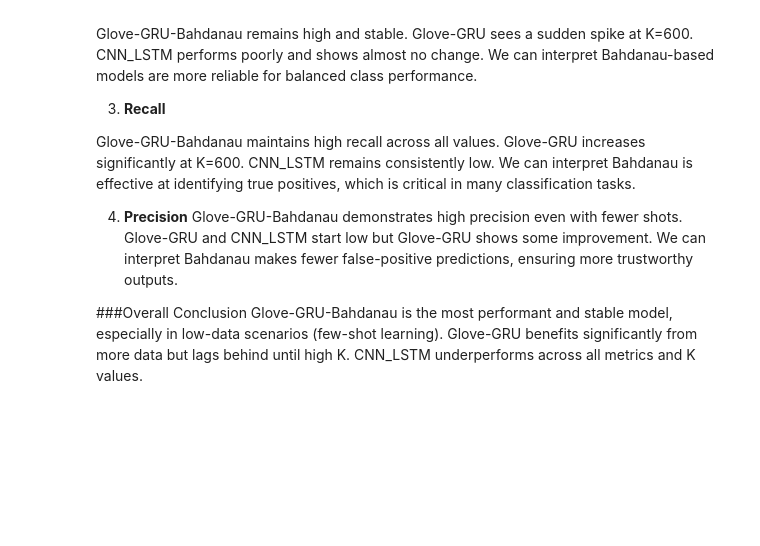
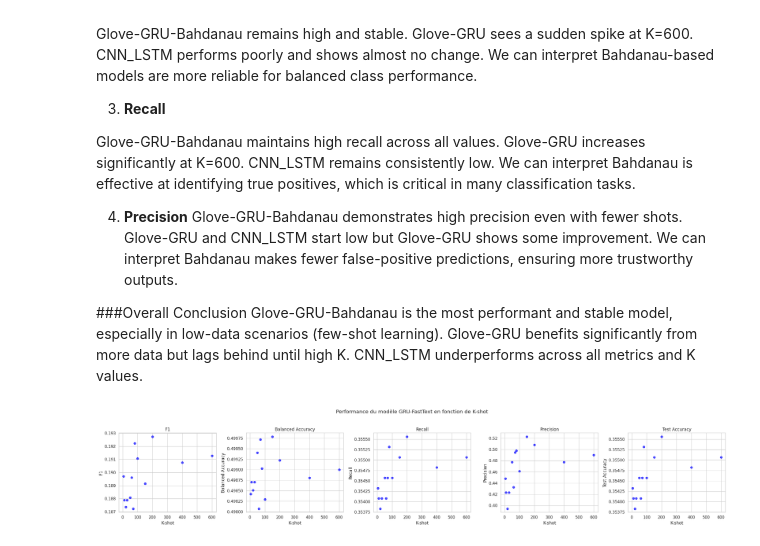
Before and after one commit to etoMvom/masterThesis, a Jupyter notebook: code/binary-class/notebooks/Binary_Class_Few_Shot_Training.ipynb, the cells around one changed output. Saved outputs shown, nothing was run; the diff lists cells and outputs as text; code cells hidden in the pictures; blank space fills up the shorter version.

```diff
--- a/code/binary-class/notebooks/Binary_Class_Few_Shot_Training.ipynb
+++ b/code/binary-class/notebooks/Binary_Class_Few_Shot_Training.ipynb
@@ -847,3 +848,48 @@ We can interpret Bahdanau makes fewer false-positive predictions, ensuring more
 Glove-GRU-Bahdanau is the most performant and stable model, especially in low-data scenarios (few-shot learning).
 Glove-GRU benefits significantly from more data but lags behind until high K.
 CNN_LSTM underperforms across all metrics and K values.
+# %%
+json_ready = {
+    model_name: {k: [float(v[-1]) if isinstance(v, list) else float(v) for v in metric_list]
+                 for k, metric_list in metrics.items()}
+    for model_name, metrics in model_metrics.items()
+}
+
+with open("model_metrics_fewshot.json", "w") as f:
+    json.dump(json_ready, f, indent=4)
+# %%
+summary_data = []
+
+for model_name, metrics in model_metrics.items():
+    for idx, k in enumerate(k_values):
+        summary_data.append({
+            "Model": model_name,
+            "K-shot": k,
+            "F1": metrics["test_f1s"][idx][-1],
+            "Balanced Accuracy": metrics["test_balanced_accs"][idx][-1],
+            "Recall": metrics["test_recalls"][idx][-1],
+            "Precision": metrics["test_precisions"][idx][-1],
+            "Test Accuracy": metrics["test_accuracies"][idx][-1],
+            "Train Accuracy": metrics["train_accuracies"][idx][-1]
+        })
+
+df = pd.DataFrame(summary_data)
+df.to_csv("fewshot_model_metrics_summary.csv", index=False)
+# %%
+df_gru_fasttext = df[df["Model"] == "GRU-FastText"]
+
+metrics_to_plot = ["F1", "Balanced Accuracy", "Recall", "Precision", "Test Accuracy"]
+fig, axes = plt.subplots(1, 5, figsize=(25, 5), sharex=True)
+
+for ax, metric in zip(axes, metrics_to_plot):
+    ax.scatter(df_gru_fasttext["K-shot"], df_gru_fasttext[metric], color='blue', alpha=0.7)
+    ax.set_title(metric)
+    ax.set_xlabel("K-shot")
+    ax.set_ylabel(metric)
+    ax.grid(True)
+
+plt.suptitle("Performance du modèle GRU-FastText en fonction de K-shot")
+plt.tight_layout(rect=[0, 0.03, 1, 0.95])
+plt.show()
+# %% [output]
+[figure, added]
```
Also changed, not shown: parts of 7 cells of this notebook.
